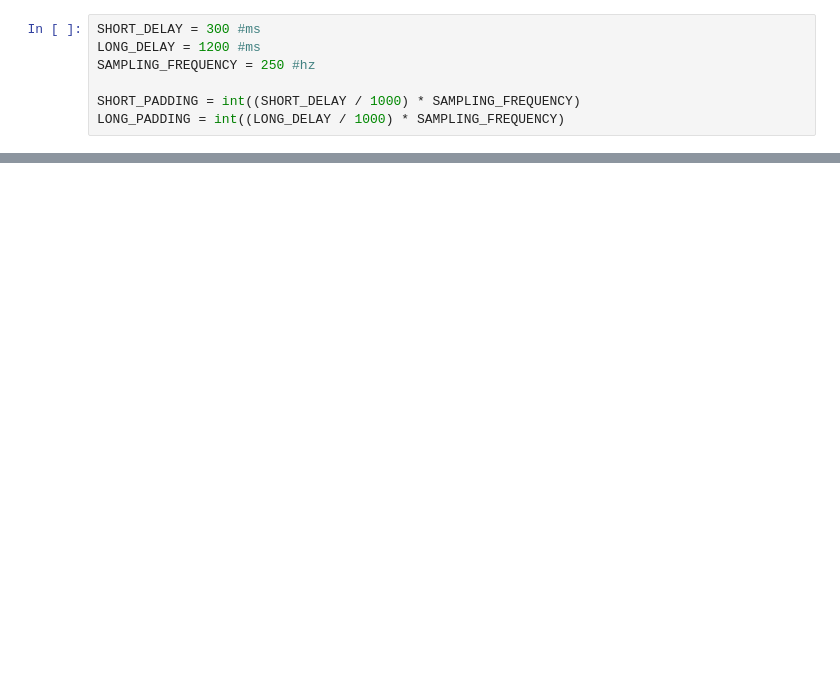
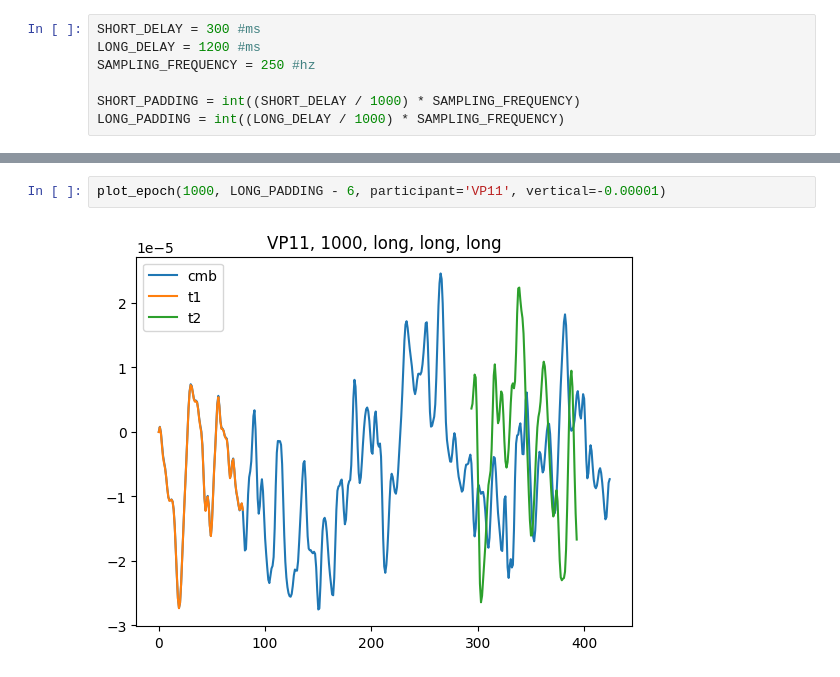
Before and after one commit to rickdott/prp, a Jupyter notebook: notebooks/delay_analysis.ipynb, the cells around one changed output, grey strips where cells are left out. Saved outputs shown, nothing was run; the diff lists cells and outputs as text; blank space fills up the shorter version.

```diff
--- a/notebooks/delay_analysis.ipynb
+++ b/notebooks/delay_analysis.ipynb
@@ -63,0 +95,4 @@ plot_epoch(75, SHORT_PADDING - 6, vertical=-0.0000070)
+# %%
+plot_epoch(1000, LONG_PADDING - 6, participant='VP11', vertical=-0.00001)
+# %% [output]
+[figure, added]
```
Also changed, not shown: parts of 12 cells of this notebook, 3 other files.
